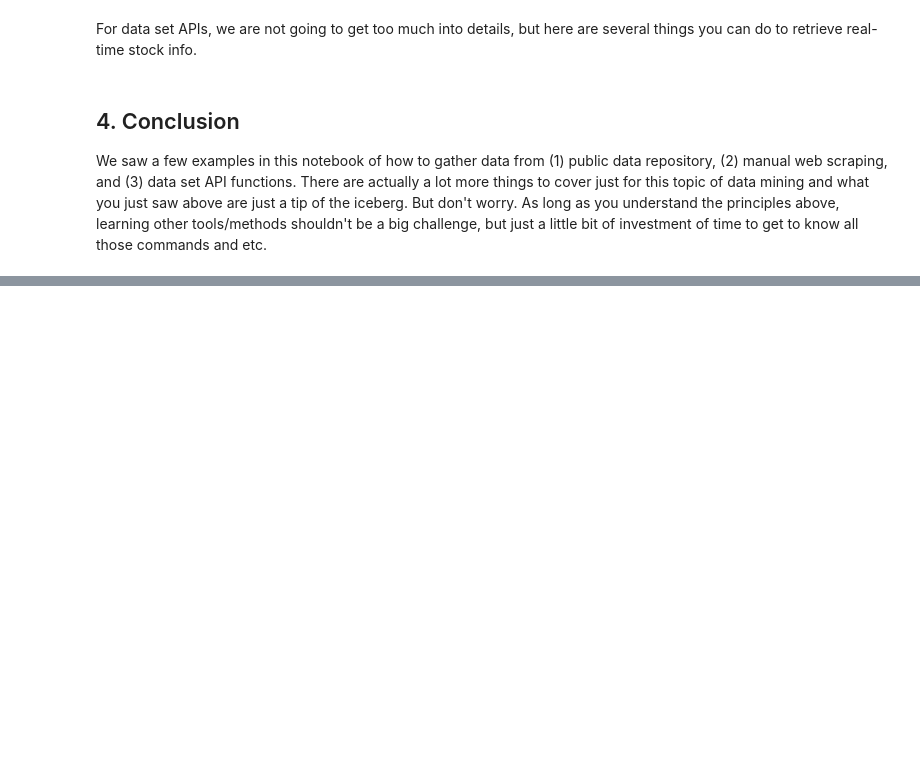
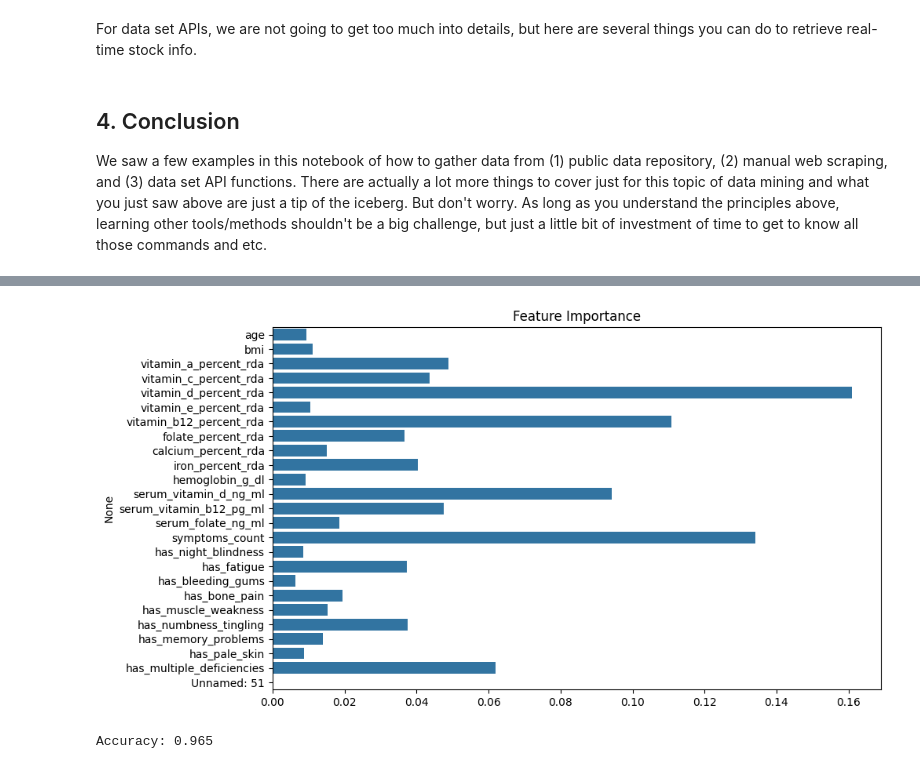
Before and after one commit to Moni-ops/web-app, a Jupyter notebook: in-class-assignments/ica03/Data_Mining.ipynb, the cells around one changed output, grey strips where cells are left out. Drawn from its saved outputs; the diff is of its cells as text; code cells hidden in the pictures; blank space fills up the shorter version.

```diff
--- a/in-class-assignments/ica03/Data_Mining.ipynb
+++ b/in-class-assignments/ica03/Data_Mining.ipynb
@@ -998,0 +280,38 @@ Visualizations saved:
+# %%
+from sklearn.ensemble import RandomForestClassifier
+# Features and target
+X = df.select_dtypes(include=['number']).drop(columns=['disease_diagnosis'], errors='ignore')
+y = df['disease_diagnosis']
+
+# Train model
+model = RandomForestClassifier()
+model.fit(X, y)
+
+# Feature importance
+importances = model.feature_importances_
+feature_names = X.columns
+
+# Plot
+plt.figure(figsize=(10,6))
+sns.barplot(x=importances, y=feature_names)
+plt.title("Feature Importance")
+plt.show()
+# %% [output]
+[figure, added]
+# %%
+from sklearn.model_selection import train_test_split
+from sklearn.metrics import accuracy_score
+
+# Split
+X_train, X_test, y_train, y_test = train_test_split(X, y, test_size=0.2)
+
+# Train
+model.fit(X_train, y_train)
+
+# Predict
+y_pred = model.predict(X_test)
+
+# Accuracy
+print("Accuracy:", accuracy_score(y_test, y_pred))
+# %% [output]
+Accuracy: 0.965
```
Also changed, not shown: parts of 21 cells of this notebook.
